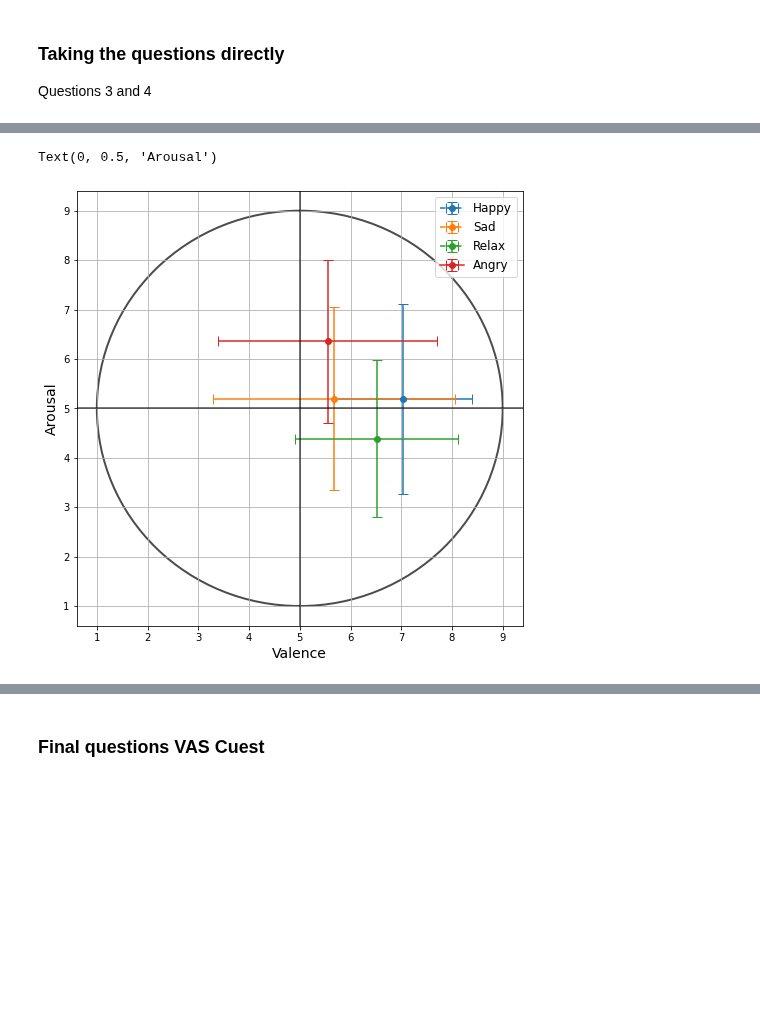
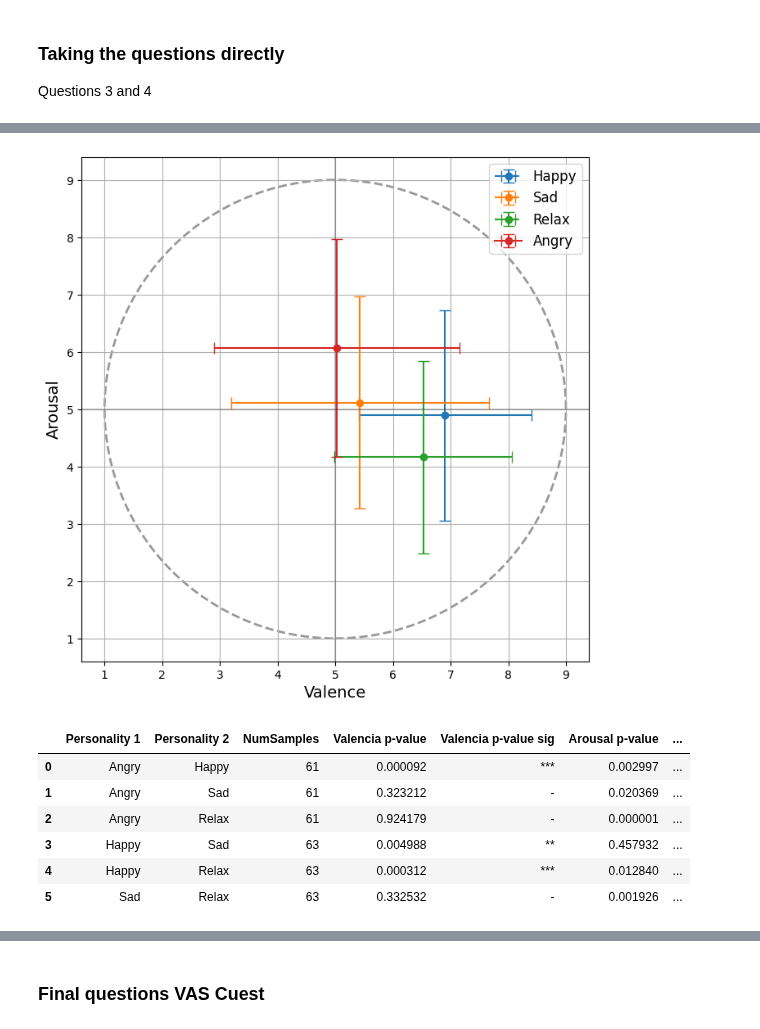
Before and after one commit to ASAPLableni/LableniBot, a Jupyter notebook: DataAnalysis/AnalysisQuest.ipynb, the cells around one changed output, grey strips where cells are left out. Cells and saved outputs as stored; diff of their text form; code cells hidden in the pictures; blank space fills up the shorter version.

Commit message:
more results

```diff
--- a/DataAnalysis/AnalysisQuest.ipynb
+++ b/DataAnalysis/AnalysisQuest.ipynb
@@ -608,4 +659,4 @@ cols_to_sum = [
 # %%
 df_phq9["TotalSum"] = np.nansum(df_phq9[cols_to_sum], axis=1)
 # %%
-phq9_th_depress = 5
+phq9_th_depress = 10
@@ -702,7 +841,7 @@ def rescale_feature(array, min_sc=-4, max_sc=4):
 # ### SAM for Subject ###
 # #######################
 
-circle2 = plt.Circle((5, 5), 4, color='black', fill=False, linewidth=2, alpha=0.7)
+circle2 = plt.Circle((5, 5), 4, color='black', fill=False, linewidth=2, alpha=0.4, linestyle="--")
 
 fig, ax = plt.subplots(figsize=(8, 8)) # note we must use plt.subplots, not plt.subplot
 # (or if you have an existing figure)
@@ -710,9 +849,9 @@ fig, ax = plt.subplots(figsize=(8, 8)) # note we must use plt.subplots, not plt.
 # ax = fig.gca()
 
 plt.errorbar((df_happy["Question3"]).mean(),
-             (df_happy["Question4"]).mean(),
+             (df_happy["Question4"].astype(np.int16)).mean(),
              xerr=(df_happy["Question3"]).std(),
-             yerr=(df_happy["Question4"]).std(),
+             yerr=(df_happy["Question4"].astype(np.int16)).std(),
              marker='o', capsize=5, linestyle="--", label="Happy")
 
 plt.errorbar((df_sad["Question3"]).mean(),
@@ -728,15 +867,15 @@ plt.errorbar((df_relax["Question3"]).mean(),
              marker='o', capsize=5, linestyle="--", label="Relax")
 
 plt.errorbar((df_angry["Question3"]).mean(),
-             (df_angry["Question4"]).mean(),
+             (df_angry["Question4"].astype(np.int16)).mean(),
              xerr=(df_angry["Question3"]).std(),
-             yerr=(df_angry["Question4"]).std(),
+             yerr=(df_angry["Question4"].astype(np.int16)).std(),
              marker='o', capsize=5, label="Angry")
 
 ax.add_patch(circle2)
 
-plt.axvline(5, c="black", alpha=0.7)
-plt.axhline(5, c="black", alpha=0.7)
+plt.axvline(5, c="black", alpha=0.4)
+plt.axhline(5, c="black", alpha=0.4)
 plt.grid()
 
 plt.legend(fontsize=12)
@@ -758,8 +897,8 @@ for i_p1, p1 in enumerate(personality_list[:-1]):
 
         _, p_value_valencia = sp.stats.mannwhitneyu(x1, x2)
 
-        x1 = (df_all_cuest[df_all_cuest["Personality"] == p1]["Question4"]).dropna()
-        x2 = (df_all_cuest[df_all_cuest["Personality"] == p2]["Question4"]).dropna()
+        x1 = (df_all_cuest[df_all_cuest["Personality"] == p1]["Question4"]).dropna().astype(np.int16)
+        x2 = (df_all_cuest[df_all_cuest["Personality"] == p2]["Question4"]).dropna().astype(np.int16)
 
         _, p_value_arousal = sp.stats.mannwhitneyu(x1, x2)
 
@@ -872,44 +1013,82 @@ pd.DataFrame(results_subject_list)
 # %%
-circle2 = plt.Circle((5, 5), 4, color='black', fill=False, linewidth=2, alpha=0.7)
+circle2 = plt.Circle((5, 5), 4, color='black', fill=False, linewidth=2, alpha=0.4, linestyle="--")
 
 fig, ax = plt.subplots(figsize=(8, 8)) # note we must use plt.subplots, not plt.subplot
 # (or if you have an existing figure)
 # fig = plt.gcf()
 # ax = fig.gca()
 
 plt.errorbar((df_happy["Question6"]).mean(),
-             (df_happy["Question7"]).mean(),
+             (df_happy["Question7"].astype(np.int16)).mean(),
              xerr=(df_happy["Question6"]).std(),
-             yerr=(df_happy["Question7"]).std(),
+             yerr=(df_happy["Question7"].astype(np.int16)).std(),
              marker='o', capsize=5, linestyle="--", label="Happy")
 
 plt.errorbar((df_sad["Question6"]).mean(),
-             (df_sad["Question7"]).mean(),
+             (df_sad["Question7"].astype(np.int16)).mean(),
              xerr=(df_sad["Question6"]).std(),
-             yerr=(df_sad["Question7"]).std(),
+             yerr=(df_sad["Question7"].astype(np.int16)).std(),
              marker='o', capsize=5, linestyle="--", label="Sad")
 
 plt.errorbar((df_relax["Question6"]).mean(),
              (df_relax["Question7"]).mean(),
              xerr=(df_relax["Question6"]).std(),
              yerr=(df_relax["Question7"]).std(),
              marker='o', capsize=5, linestyle="--", label="Relax")
 
 plt.errorbar((df_angry["Question6"]).mean(),
-             (df_angry["Question7"]).mean(),
+             (df_angry["Question7"].astype(np.int16)).mean(),
              xerr=(df_angry["Question6"]).std(),
-             yerr=(df_angry["Question7"]).std(),
+             yerr=(df_angry["Question7"].astype(np.int16)).std(),
              marker='o', capsize=5, label="Angry")
 
 ax.add_patch(circle2)
 
-plt.axvline(5, c="black", alpha=0.7)
-plt.axhline(5, c="black", alpha=0.7)
+plt.axvline(5, c="black", alpha=0.2)
+plt.axhline(5, c="black", alpha=0.2)
 plt.grid()
 
 plt.legend(fontsize=12)
 plt.xlabel("Valence", fontsize=14)
 plt.ylabel("Arousal", fontsize=14)
+
+plt.savefig("Results/Images/SAMVH.pdf", dpi=300, format="pdf")
+plt.show()
+
+personality_list = ["Angry", "Happy", "Sad", "Relax"]
+
+results_vh_list = []
+for i_p1, p1 in enumerate(personality_list[:-1]):
+    for p2 in personality_list[(i_p1+1):]:
+        # print("Personality", p1, p2)
+
+        x1 = rescale_feature(df_all_cuest[df_all_cuest["Personality"] == p1]["Question6"]).dropna()
+        x2 = rescale_feature(df_all_cuest[df_all_cuest["Personality"] == p2]["Question6"]).dropna()
+
+        _, p_value_valencia = sp.stats.mannwhitneyu(x1, x2)
+
+        x1 = rescale_feature(df_all_cuest[df_all_cuest["Personality"] == p1]["Question7"]).dropna().astype(np.int16)
+        x2 = rescale_feature(df_all_cuest[df_all_cuest["Personality"] == p2]["Question7"]).dropna().astype(np.int16)
+
+        _, p_value_arousal = sp.stats.mannwhitneyu(x1, x2)
+
+        results_vh_list.append({
+            "Personality 1": p1,
+            "Personality 2": p2,
+            "NumSamples": len(x1),
+            "Valencia p-value": p_value_valencia,
+            "Valencia p-value sig": aute.get_p_string(p_value_valencia),
+            "Arousal p-value": p_value_arousal,
+            "Arousal p-value sig": aute.get_p_string(p_value_arousal),
+        })
+
+pd.DataFrame(results_vh_list)
 # %% [output]
-Text(0, 0.5, 'Arousal')
-[figure, old version]
+[figure, new version]
+|  | Personality 1 | Personality 2 | NumSamples | Valencia p-value | Valencia p-value sig | Arousal p-value | ... |
+| 0 | Angry | Happy | 61 | 0.000092 | *** | 0.002997 | ... |
+| 1 | Angry | Sad | 61 | 0.323212 | - | 0.020369 | ... |
+| 2 | Angry | Relax | 61 | 0.924179 | - | 0.000001 | ... |
+| 3 | Happy | Sad | 63 | 0.004988 | ** | 0.457932 | ... |
+| 4 | Happy | Relax | 63 | 0.000312 | *** | 0.012840 | ... |
+| 5 | Sad | Relax | 63 | 0.332532 | - | 0.001926 | ... |
```
Also changed, not shown: parts of 39 cells of this notebook, 1 other file.
